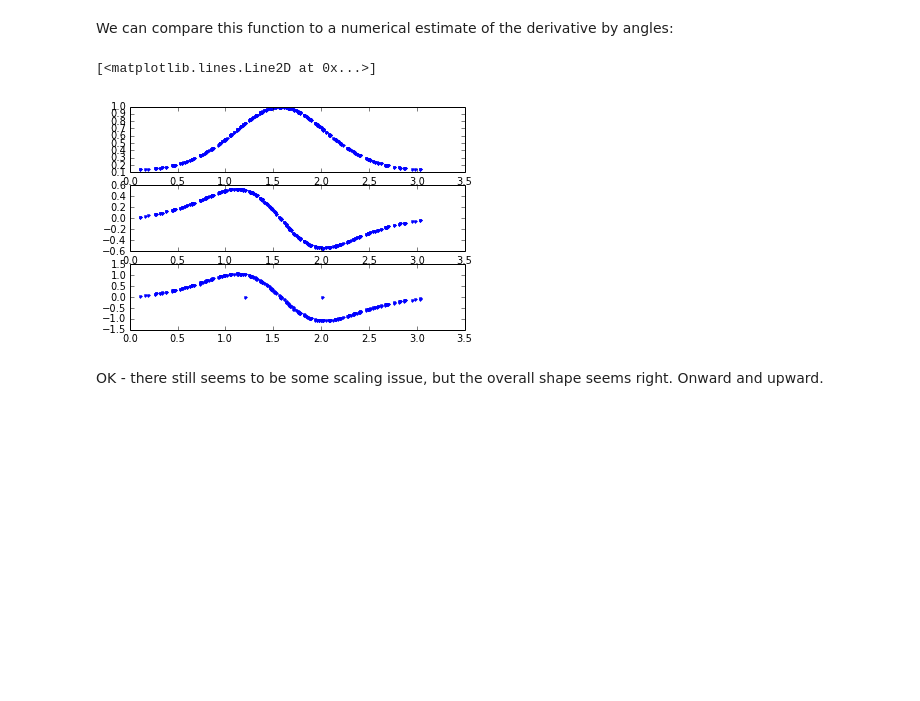
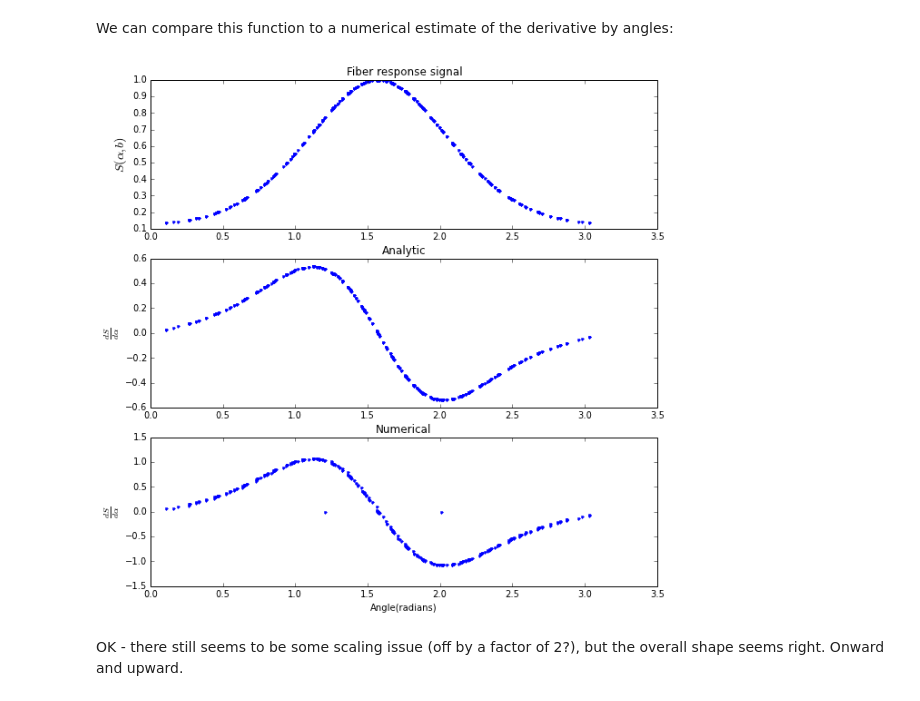
Before and after one commit to arokem/osmosis, a Jupyter notebook: osmosis/ipynb/ResponseFuncDerivative.ipynb, the cells around one changed output. Cells and saved outputs as stored; diff of their text form; code cells hidden in the pictures; blank space fills up the shorter version.

```diff
--- a/osmosis/ipynb/ResponseFuncDerivative.ipynb
+++ b/osmosis/ipynb/ResponseFuncDerivative.ipynb
@@ -105,10 +105,18 @@ num_derivative = np.diff(resp[idx]) / np.diff(angles[idx])
 # %%
 fig, (ax1, ax2, ax3) = plt.subplots(3)
 ax1.plot(angles, resp, '.')
+ax1.set_ylabel(r'$S(\alpha, b)$', fontsize=14)
+ax1.set_title('Fiber response signal')
+
 ax2.plot(angles, response_func_derivative(bvecs.T, bvals, v), '.')
+ax2.set_ylabel(r'$\frac{dS}{d\alpha}$', fontsize=14)
+ax2.set_title('Analytic')
 ax3.plot(angles[idx][1:], num_derivative, '.')
+ax3.set_ylabel(r'$\frac{dS}{d\alpha}$', fontsize=14)
+ax3.set_title('Numerical')
+ax3.set_xlabel('Angle(radians)')
+fig.set_size_inches([10,10])
 # %% [output]
-[<matplotlib.lines.Line2D at 0x...>]
-[figure, old version]
+[figure, new version]
 # %% [markdown]
-OK - there still seems to be some scaling issue, but the overall shape seems right. Onward and upward.
+OK - there still seems to be some scaling issue (off by a factor of 2?), but the overall shape seems right. Onward and upward.
```
Also changed, not shown: 1 other file.
